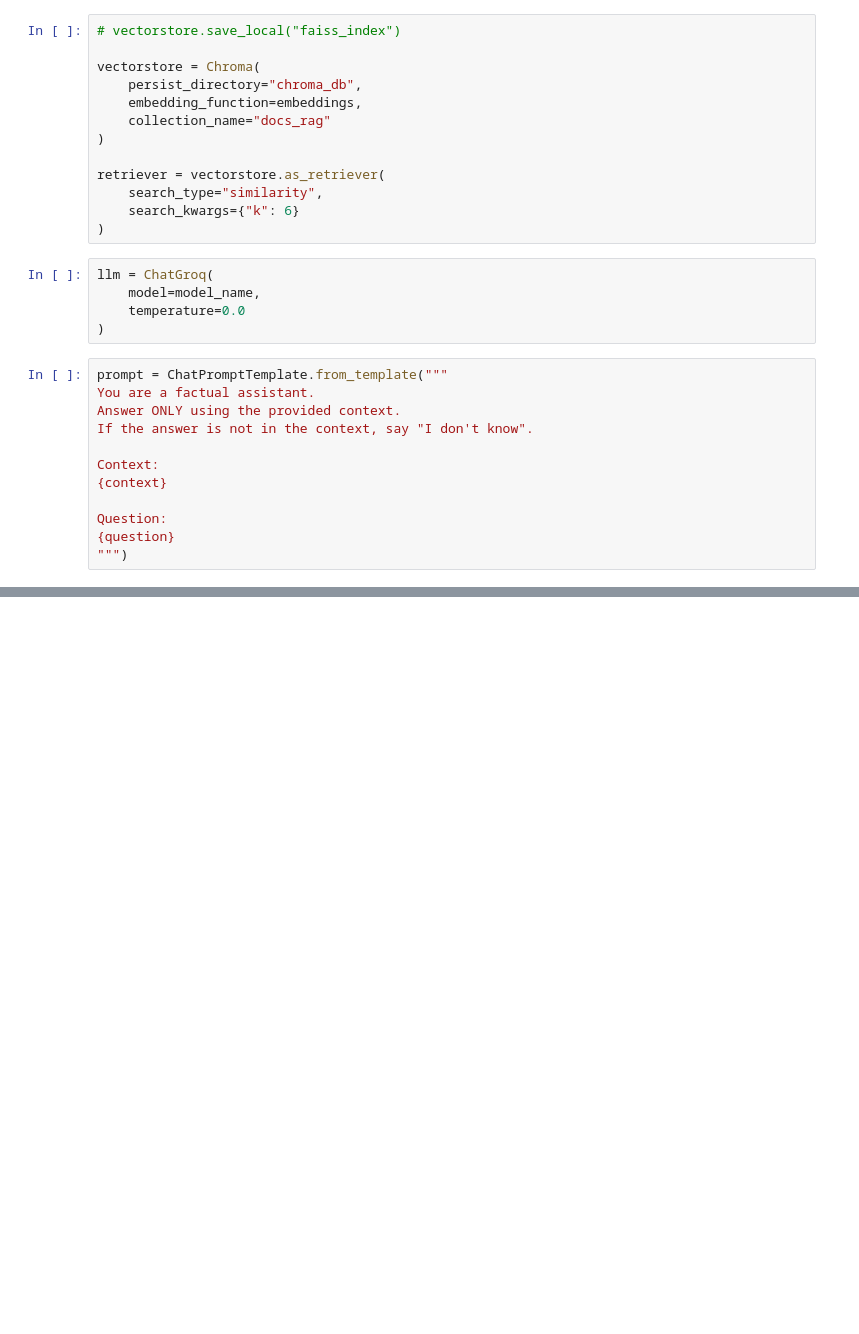
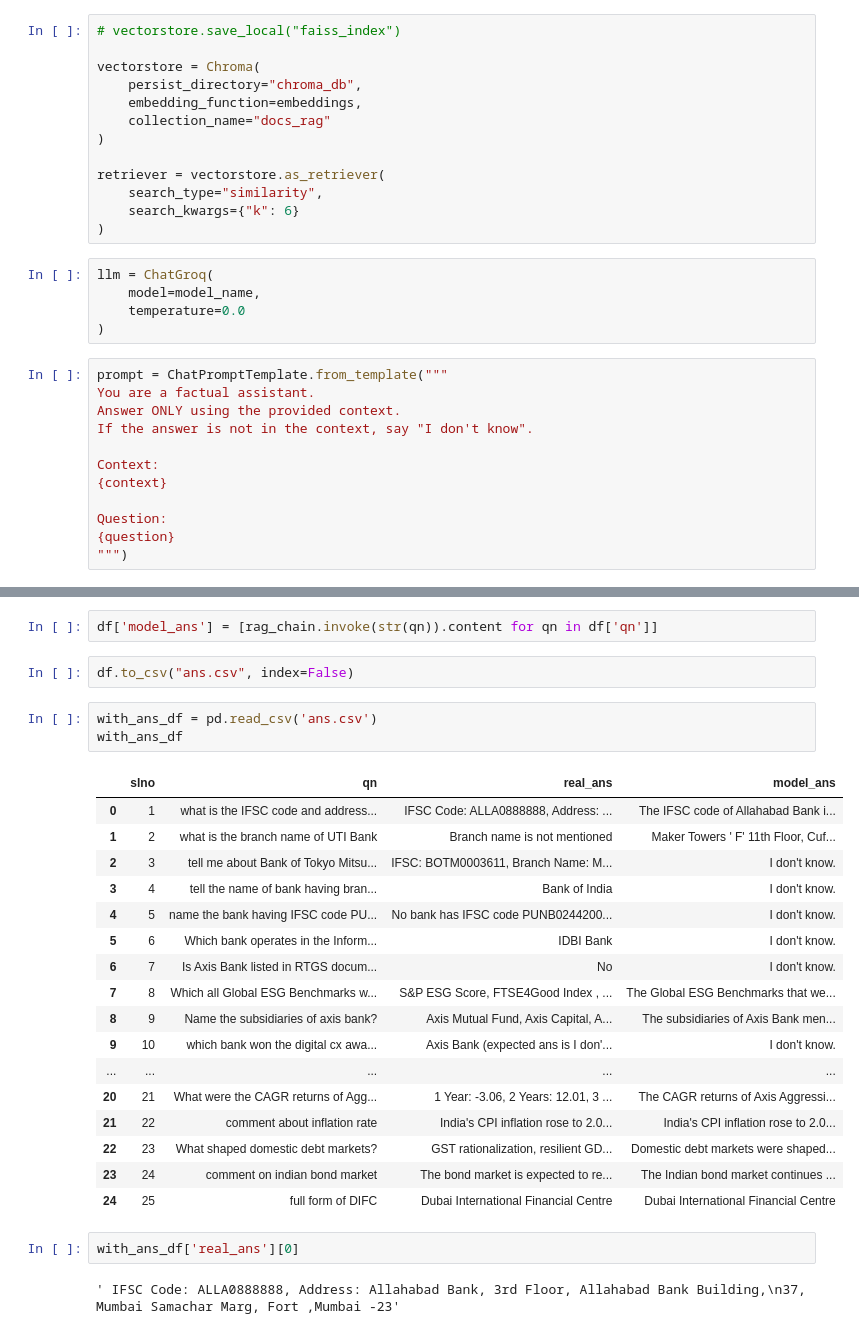
Before and after one commit to ajaynst/RAG, a Jupyter notebook: rag_chroma.ipynb, the cells around one changed output, grey strips where cells are left out. Drawn from its saved outputs; the diff is of its cells as text; blank space fills up the shorter version.

```diff
--- a/rag_chroma.ipynb
+++ b/rag_chroma.ipynb
@@ -402,0 +212,29 @@ Streamlit ChatUI
+# %%
+df['model_ans'] = [rag_chain.invoke(str(qn)).content for qn in df['qn']]
+# %%
+df.to_csv("ans.csv", index=False)
+# %%
+with_ans_df = pd.read_csv('ans.csv')
+with_ans_df
+# %% [output]
+|  | slno | qn | real_ans | model_ans |
+| 0 | 1 | what is the IFSC code and address... | IFSC Code: ALLA0888888, Address: ... | The IFSC code of Allahabad Bank i... |
+| 1 | 2 | what is the branch name of UTI Bank | Branch name is not mentioned | Maker Towers ' F' 11th Floor, Cuf... |
+| 2 | 3 | tell me about Bank of Tokyo Mitsu... | IFSC: BOTM0003611, Branch Name: M... | I don't know. |
+| 3 | 4 | tell the name of bank having bran... | Bank of India | I don't know. |
+| 4 | 5 | name the bank having IFSC code PU... | No bank has IFSC code PUNB0244200... | I don't know. |
+| 5 | 6 | Which bank operates in the Inform... | IDBI Bank | I don't know. |
+| 6 | 7 | Is Axis Bank listed in RTGS docum... | No | I don't know. |
+| 7 | 8 | Which all Global ESG Benchmarks w... | S&P ESG Score, FTSE4Good Index , ... | The Global ESG Benchmarks that we... |
+| 8 | 9 | Name the subsidiaries of axis bank? | Axis Mutual Fund, Axis Capital, A... | The subsidiaries of Axis Bank men... |
+| 9 | 10 | which bank won the digital cx awa... | Axis Bank (expected ans is I don'... | I don't know. |
+| ... | ... | ... | ... | ... |
+| 20 | 21 | What were the CAGR returns of Agg... | 1 Year: -3.06, 2 Years: 12.01, 3 ... | The CAGR returns of Axis Aggressi... |
+| 21 | 22 | comment about inflation rate | India's CPI inflation rose to 2.0... | India's CPI inflation rose to 2.0... |
+| 22 | 23 | What shaped domestic debt markets? | GST rationalization, resilient GD... | Domestic debt markets were shaped... |
+| 23 | 24 | comment on indian bond market | The bond market is expected to re... | The Indian bond market continues ... |
+| 24 | 25 | full form of DIFC | Dubai International Financial Centre | Dubai International Financial Centre |
+# %%
+with_ans_df['real_ans'][0]
+# %% [output]
+' IFSC Code: ALLA0888888, Address: Allahabad Bank, 3rd Floor, Allahabad Bank Building,\n37, Mumbai Samachar Marg, Fort ,Mumbai -23'
```
Also changed, not shown: parts of 25 cells of this notebook, 16 other files.
